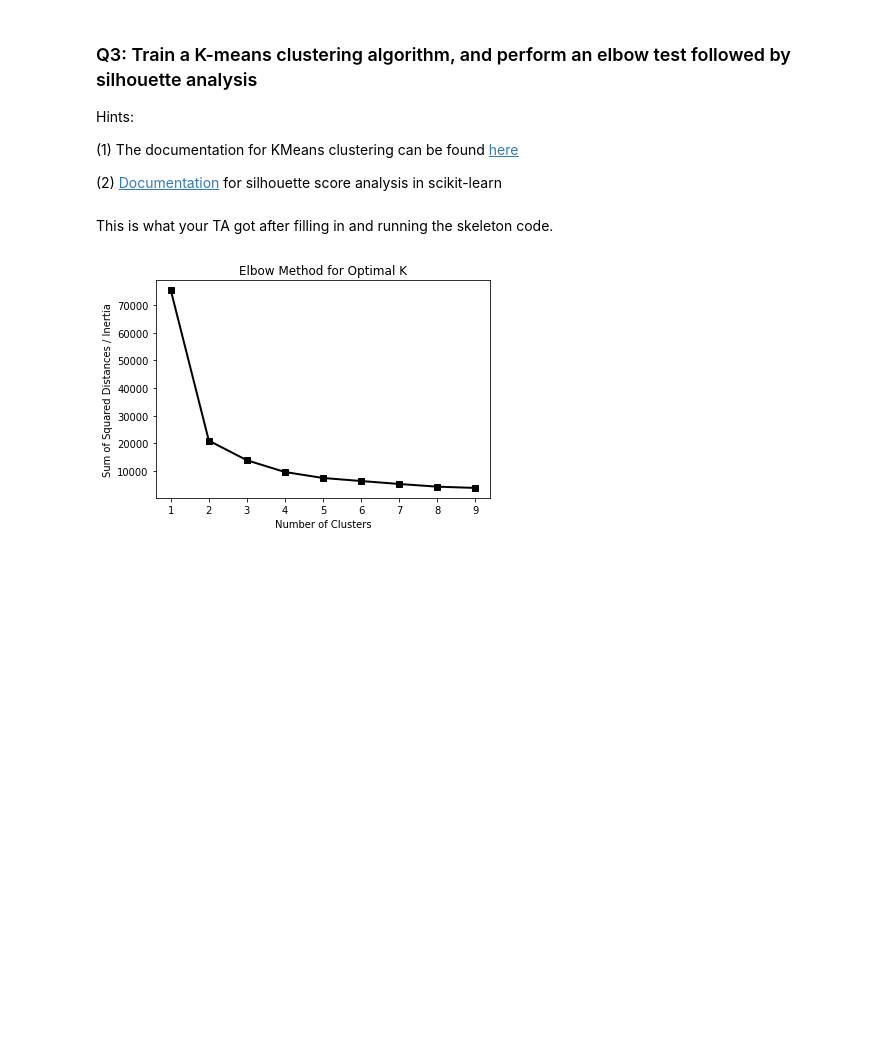
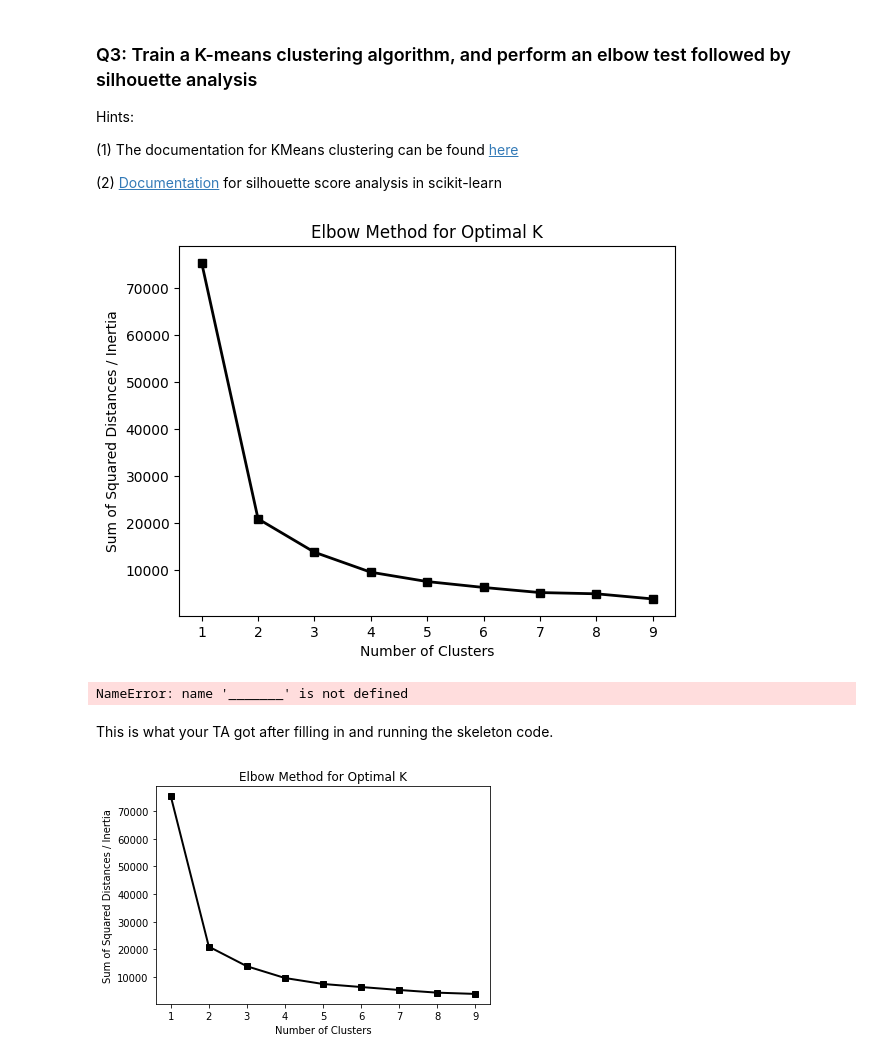
Before and after one commit to HueyBick/2024_Intro_Python, a Jupyter notebook: ML_EES/IP/W4_S1.ipynb, the cells around one changed output. Cells and saved outputs as stored; diff of their text form; code cells hidden in the pictures; blank space fills up the shorter version.

```diff
--- a/ML_EES/IP/W4_S1.ipynb
+++ b/ML_EES/IP/W4_S1.ipynb
@@ -117,2 +121,4 @@ Hint: `pandas` has a easy function for data clean up. Check out [documentation](
 # %%
 # Clean up the data here
+penguins_df=penguins.dropna(axis='rows')
+penguins_df
@@ -128,4 +148,5 @@ Hints:
 # %%
 # Create your input for model training here
 # Input should contain penguin_df['culmen_length_mm'] and penguin_df['flipper_length_mm']
-X = _____________________________________________
+X = penguins_df[['culmen_length_mm','flipper_length_mm']].values
+X.shape
@@ -148,6 +173,12 @@ from sklearn.________ import ______
 from sklearn._______ import ________________
 # %%
 # Store the K-means inertia in an empty list
+Kmeans_inertia_list = []
+K = range (1,10)
+for num_clusters in K :
+ kmeans = KMeans(n_clusters=num_clusters)
+ kmeans.fit(X)
+ Kmeans_inertia_list.append(kmeans.inertia_)
 # %%
 #@title Skeleton code
 # Store the K-means inertia in an empty list
@@ -160,15 +191,25 @@ for ___________ in ______ :
 # %%
 # To finish the elbow method analysis,
 # plot the change in inertia when you change the number of clusters
 # you used to train the k-means clustering algorithm.
+
+plt.plot(K,Kmeans_inertia_list,marker='s',c='k',lw=2)
+plt.xlabel('Number of Clusters')
+plt.ylabel('Sum of Squared Distances / Inertia')
+plt.title('Elbow Method for Optimal K')
+plt.show()
+# %% [output]
+[figure, added]
 # %%
 #@title Skeleton code
 # To finish the elbow method analysis, plot the change in inertia when you change the number of clusters you used to train the k-means clustering algorithm.
-plt.plot(____,__________,marker='s',c='k',lw=2)
+plt.plot(_,_______,marker='s',c='k',lw=2)
 plt.xlabel('Number of Clusters')
 plt.ylabel('Sum of Squared Distances / Inertia')
 plt.title('Elbow Method for Optimal K')
 plt.show()
+# %% [output]
+NameError: name '_______' is not defined
 # %% [markdown]
 This is what your TA got after filling in and running the skeleton code.
 # %% [markdown]
```
Also changed, not shown: parts of 8 cells of this notebook.
